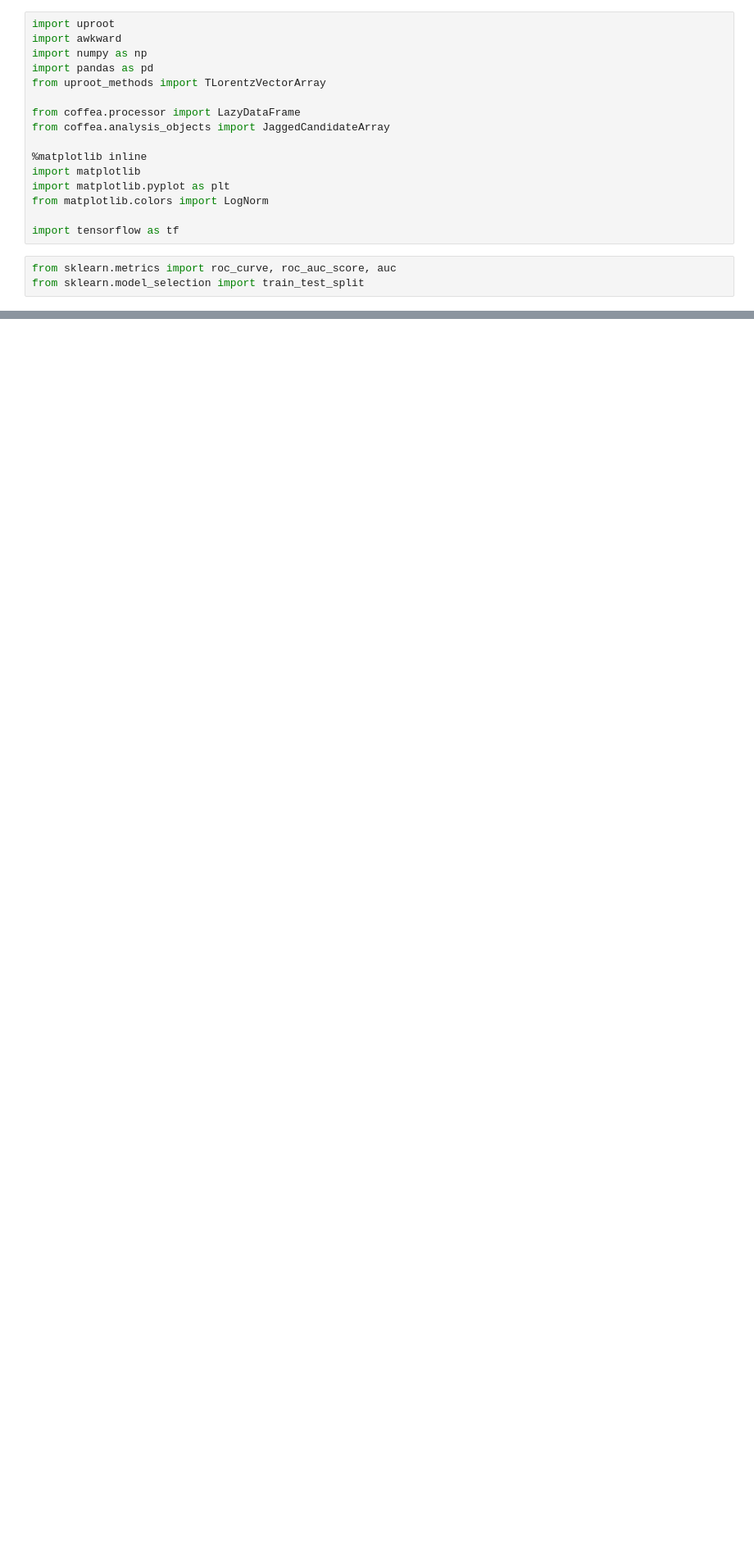
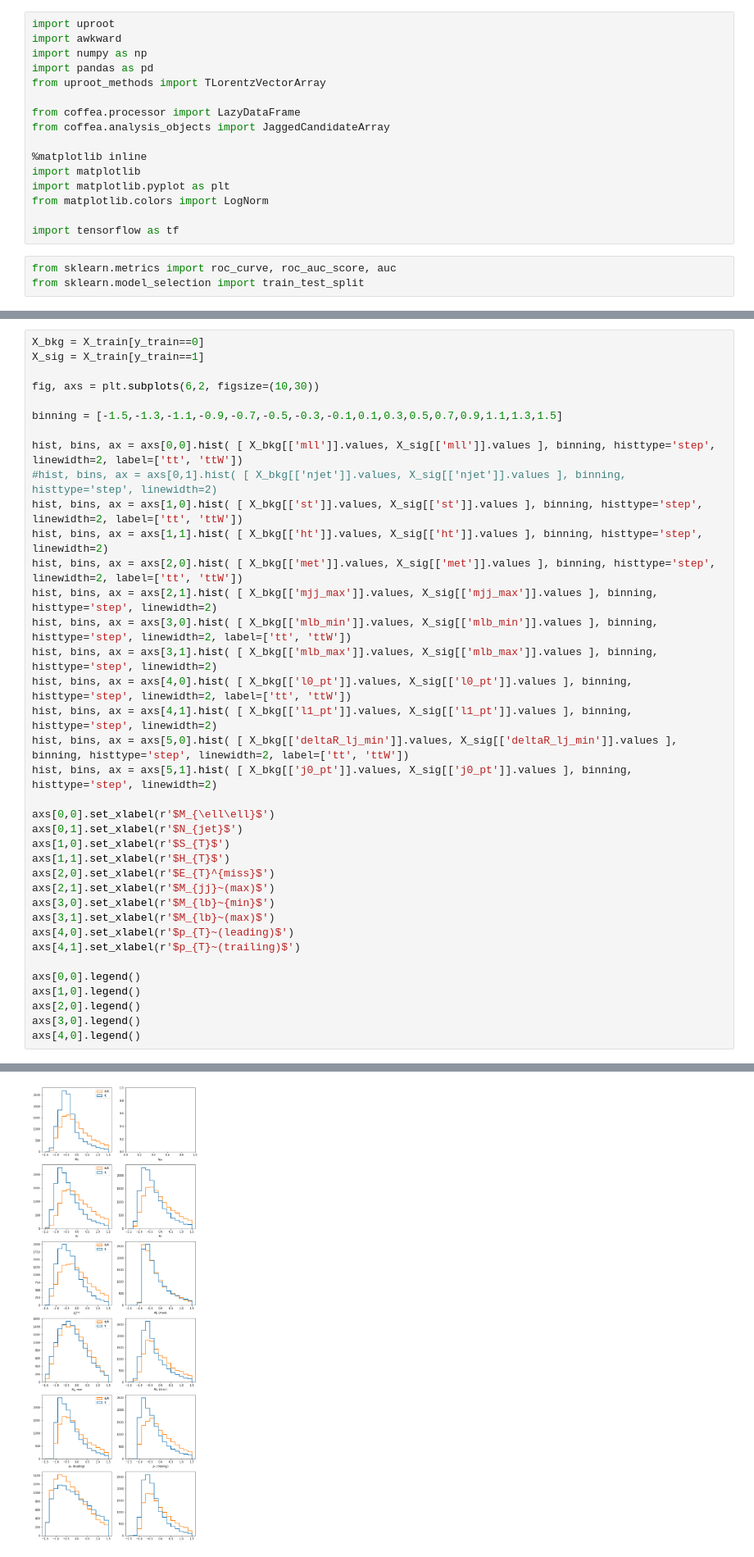
Before and after one commit to mirandabryson/tW_scattering, a Jupyter notebook: ML/ttW_classifier.ipynb, the cells around one changed output, grey strips where cells are left out. Shown at 82% size. Drawn from its saved outputs; the diff is of its cells as text; blank space fills up the shorter version.

```diff
--- a/ML/ttW_classifier.ipynb
+++ b/ML/ttW_classifier.ipynb
@@ -65,0 +104,38 @@ hist, bins, ax = axs[1,1].hist( [ X_train[['ht']][y_train==0].values, X_train[['
+# %%
+X_bkg = X_train[y_train==0]
+X_sig = X_train[y_train==1]
+
+fig, axs = plt.subplots(6,2, figsize=(10,30))
+
+binning = [-1.5,-1.3,-1.1,-0.9,-0.7,-0.5,-0.3,-0.1,0.1,0.3,0.5,0.7,0.9,1.1,1.3,1.5]
+
+hist, bins, ax = axs[0,0].hist( [ X_bkg[['mll']].values, X_sig[['mll']].values ], binning, histtype='step', linewidth=2, label=['tt', 'ttW'])
+#hist, bins, ax = axs[0,1].hist( [ X_bkg[['njet']].values, X_sig[['njet']].values ], binning, histtype='step', linewidth=2)
+hist, bins, ax = axs[1,0].hist( [ X_bkg[['st']].values, X_sig[['st']].values ], binning, histtype='step', linewidth=2, label=['tt', 'ttW'])
+hist, bins, ax = axs[1,1].hist( [ X_bkg[['ht']].values, X_sig[['ht']].values ], binning, histtype='step', linewidth=2)
+hist, bins, ax = axs[2,0].hist( [ X_bkg[['met']].values, X_sig[['met']].values ], binning, histtype='step', linewidth=2, label=['tt', 'ttW'])
+hist, bins, ax = axs[2,1].hist( [ X_bkg[['mjj_max']].values, X_sig[['mjj_max']].values ], binning, histtype='step', linewidth=2)
+hist, bins, ax = axs[3,0].hist( [ X_bkg[['mlb_min']].values, X_sig[['mlb_min']].values ], binning, histtype='step', linewidth=2, label=['tt', 'ttW'])
+hist, bins, ax = axs[3,1].hist( [ X_bkg[['mlb_max']].values, X_sig[['mlb_max']].values ], binning, histtype='step', linewidth=2)
+hist, bins, ax = axs[4,0].hist( [ X_bkg[['l0_pt']].values, X_sig[['l0_pt']].values ], binning, histtype='step', linewidth=2, label=['tt', 'ttW'])
+hist, bins, ax = axs[4,1].hist( [ X_bkg[['l1_pt']].values, X_sig[['l1_pt']].values ], binning, histtype='step', linewidth=2)
+hist, bins, ax = axs[5,0].hist( [ X_bkg[['deltaR_lj_min']].values, X_sig[['deltaR_lj_min']].values ], binning, histtype='step', linewidth=2, label=['tt', 'ttW'])
+hist, bins, ax = axs[5,1].hist( [ X_bkg[['j0_pt']].values, X_sig[['j0_pt']].values ], binning, histtype='step', linewidth=2)
+
+axs[0,0].set_xlabel(r'$M_{\ell\ell}$')
+axs[0,1].set_xlabel(r'$N_{jet}$')
+axs[1,0].set_xlabel(r'$S_{T}$')
+axs[1,1].set_xlabel(r'$H_{T}$')
+axs[2,0].set_xlabel(r'$E_{T}^{miss}$')
+axs[2,1].set_xlabel(r'$M_{jj}~(max)$')
+axs[3,0].set_xlabel(r'$M_{lb}~{min}$')
+axs[3,1].set_xlabel(r'$M_{lb}~(max)$')
+axs[4,0].set_xlabel(r'$p_{T}~(leading)$')
+axs[4,1].set_xlabel(r'$p_{T}~(trailing)$')
+
+axs[0,0].legend()
+axs[1,0].legend()
+axs[2,0].legend()
+axs[3,0].legend()
+axs[4,0].legend()
+# %% [output]
@@ -66 +143,2 @@ hist, bins, ax = axs[1,1].hist( [ X_train[['ht']][y_train==0].values, X_train[['
+[figure, added]
 # %%
```
Also changed, not shown: parts of 36 cells of this notebook, 7 other files.
